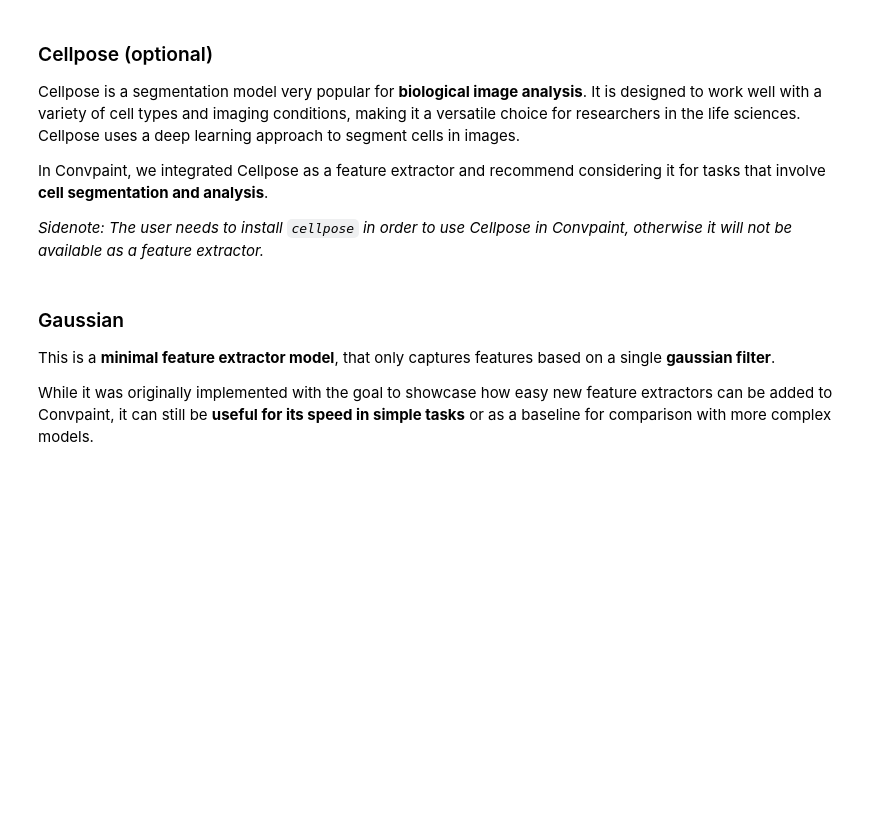
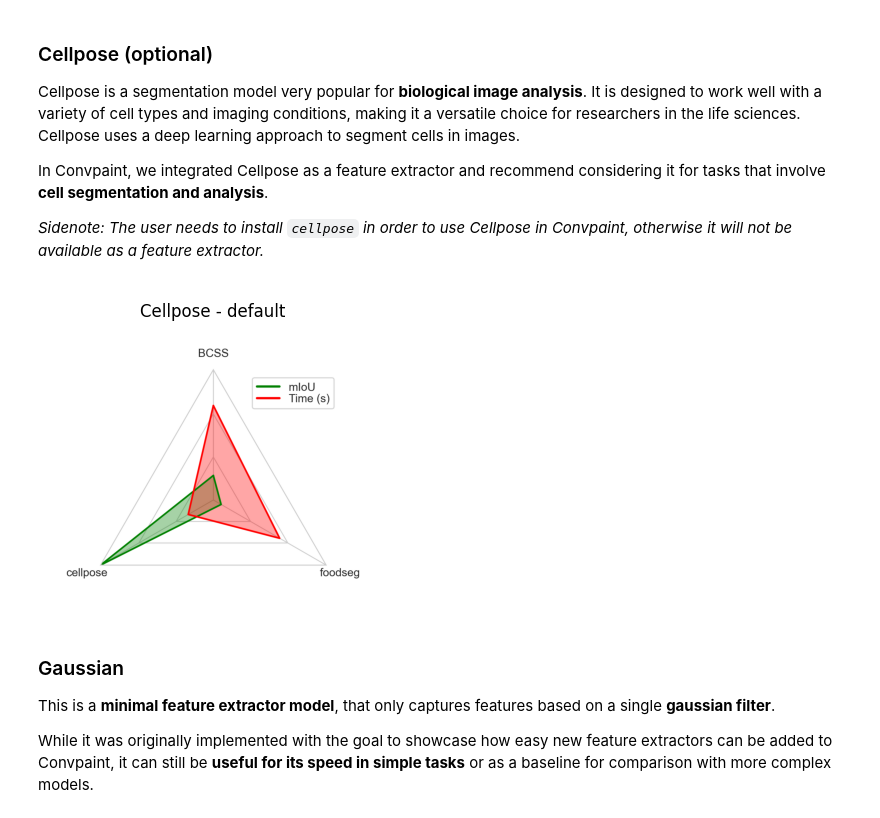
Before and after one commit to guiwitz/napari-convpaint, a Jupyter notebook: book/FE_descriptions.ipynb, the cells around one changed output. Cells and saved outputs as stored; diff of their text form; code cells hidden in the pictures; blank space fills up the shorter version.

```diff
--- a/book/FE_descriptions.ipynb
+++ b/book/FE_descriptions.ipynb
@@ -32,6 +63,10 @@ Cellpose is a segmentation model very popular for **biological image analysis**.
 In Convpaint, we integrated Cellpose as a feature extractor and recommend considering it for tasks that involve **cell segmentation and analysis**.
 
 *Sidenote: The user needs to install `cellpose` in order to use Cellpose in Convpaint, otherwise it will not be available as a feature extractor.*
+# %%
+show_plots(["cellpose"], ["Cellpose - default"])
+# %% [output]
+[figure, added]
 # %% [markdown]
 ### Gaussian
 
```
Also changed, not shown: parts of 11 cells of this notebook, 23 other files.
